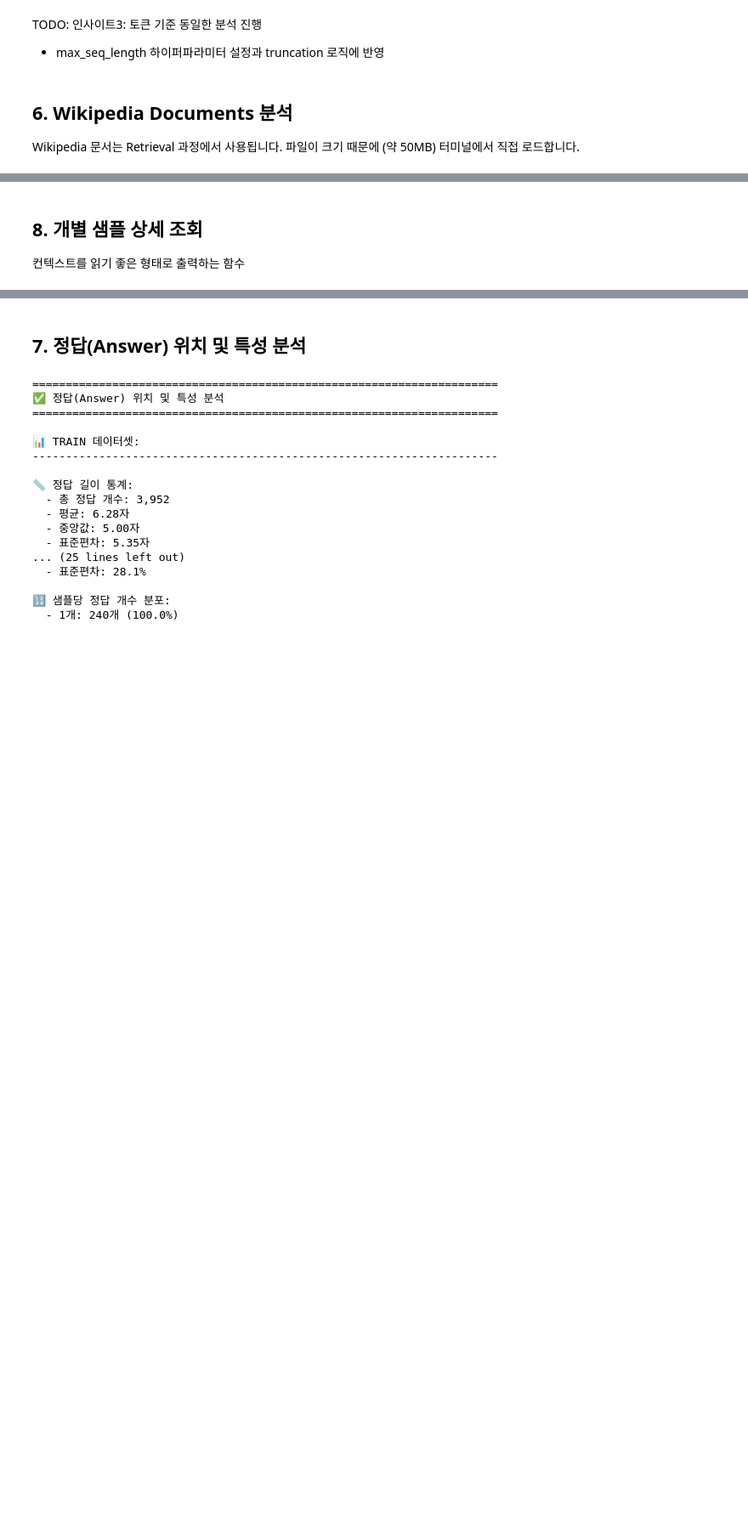
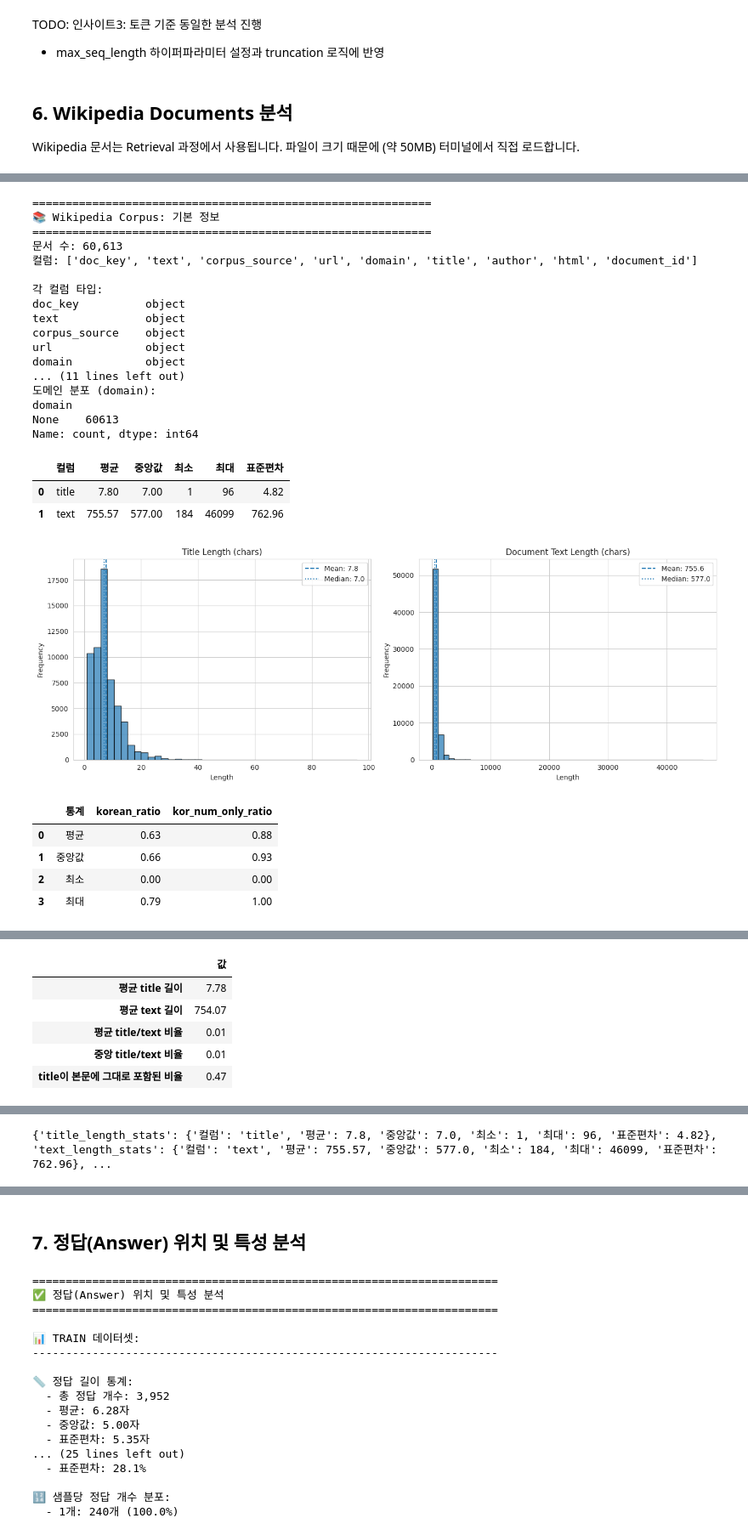
Before and after one commit to boostcampaitech8/pro-nlp-mrc-nlp-09, a Jupyter notebook: notebooks/EDA_data.ipynb, the cells around one changed output, grey strips where cells are left out. Shown at 85% size. Cells and saved outputs as stored; diff of their text form; code cells hidden in the pictures; blank space fills up the shorter version.

```diff
--- a/notebooks/EDA_data.ipynb
+++ b/notebooks/EDA_data.ipynb
@@ -1217,7 +1217,3 @@ Wikipedia 문서 샘플:
 | 7 | 7 | 일본어 표기에 많이 쓰이는 올림문자 (후리가나)는 그대로 올... | 위키피디아 | TODO | None | 아오조라 문고 | None | None | 7 |
 | 8 | 8 | 켄 톰슨(Ken Thompson) 등과 함께 최초의 유닉스(... | 위키피디아 | TODO | None | 데니스 리치 | None | None | 8 |
 | 9 | 9 | 주기율표(週期律表, 주기률표, periodic table) ... | 위키피디아 | TODO | None | 주기율표 | None | None | 9 |
-# %% [markdown]
-## 8. 개별 샘플 상세 조회
-
-컨텍스트를 읽기 좋은 형태로 출력하는 함수
@@ -1223,0 +1530,48 @@ Wikipedia 문서 샘플:
+# %%
+explorer = WikipediaCorpusExplorer(wiki_df)
+
+# 1) 기본 정보 확인
+explorer.basic_info()
+
+# 2) 길이 통계 + 분포
+display(explorer.length_stats())
+explorer.plot_length_distributions()
+
+# 3) 한글/숫자 비율 확인 + 전처리 미리보기
+display(explorer.korean_char_ratio_stats())
+display(explorer.preview_korean_filter(n=5, keep_english=False))
+
+# 4) 타이틀 신호 분석
+display(explorer.title_signal_stats())
+display(explorer.show_title_body_examples(n=5, only_not_in_text=True))
+
+# 5) MRC 관점 요약 값만 딱 보고 싶을 때
+summary = explorer.mrc_retrieval_summary()
+print(summary)
+# %% [output]
+============================================================
+📚 Wikipedia Corpus: 기본 정보
+============================================================
+문서 수: 60,613
+컬럼: ['doc_key', 'text', 'corpus_source', 'url', 'domain', 'title', 'author', 'html', 'document_id']
+
+각 컬럼 타입:
+doc_key          object
+text             object
+corpus_source    object
+url              object
+domain           object
+... (11 lines left out)
+도메인 분포 (domain):
+domain
+None    60613
+Name: count, dtype: int64
+|  | 컬럼 | 평균 | 중앙값 | 최소 | 최대 | 표준편차 |
+| 0 | title | 7.80 | 7.00 | 1 | 96 | 4.82 |
+| 1 | text | 755.57 | 577.00 | 184 | 46099 | 762.96 |
+[figure, added]
+|  | 통계 | korean_ratio | kor_num_only_ratio |
+| 0 | 평균 | 0.63 | 0.88 |
+| 1 | 중앙값 | 0.66 | 0.93 |
+| 2 | 최소 | 0.00 | 0.00 |
+| 3 | 최대 | 0.79 | 1.00 |
@@ -1223,0 +1584,6 @@ Wikipedia 문서 샘플:
+|  | 값 |
+| 평균 title 길이 | 7.78 |
+| 평균 text 길이 | 754.07 |
+| 평균 title/text 비율 | 0.01 |
+| 중앙 title/text 비율 | 0.01 |
+| title이 본문에 그대로 포함된 비율 | 0.47 |
@@ -1223,0 +1596 @@ Wikipedia 문서 샘플:
+{'title_length_stats': {'컬럼': 'title', '평균': 7.8, '중앙값': 7.0, '최소': 1, '최대': 96, '표준편차': 4.82}, 'text_length_stats': {'컬럼': 'text', '평균': 755.57, '중앙값': 577.0, '최소': 184, '최대': 46099, '표준편차': 762.96}, ...
```
Also changed, not shown: parts of 16 cells of this notebook.
